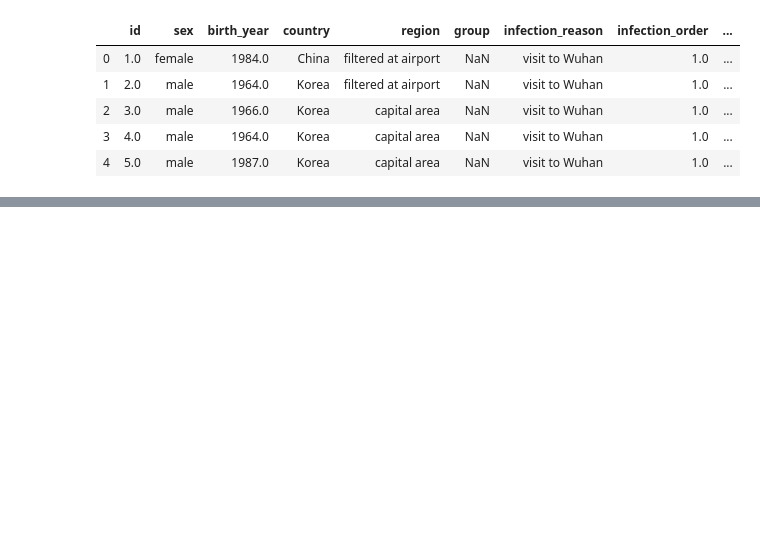
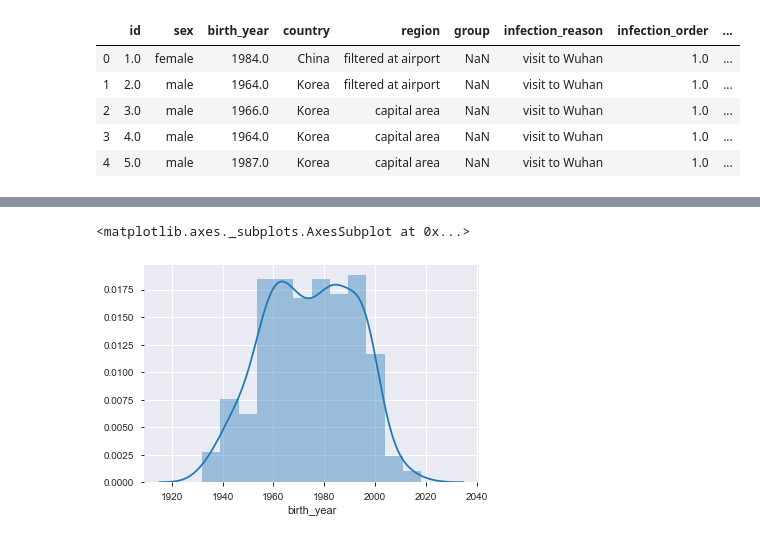
Before and after one commit to jglee087/Kaggle, a Jupyter notebook: COVID-19/COVID19_EDA.ipynb, the cells around one changed output, grey strips where cells are left out. Cells and saved outputs as stored; diff of their text form; code cells hidden in the pictures; blank space fills up the shorter version.

```diff
--- a/COVID-19/COVID19_EDA.ipynb
+++ b/COVID-19/COVID19_EDA.ipynb
@@ -44,0 +189,5 @@ Name: deceased_date, Length: 6285, dtype: object
+# %%
+sns.distplot(patient['birth_year'],kde=True)
+# %% [output]
+<matplotlib.axes._subplots.AxesSubplot at 0x...>
+[figure, added]
```
Also changed, not shown: parts of 37 cells of this notebook.
